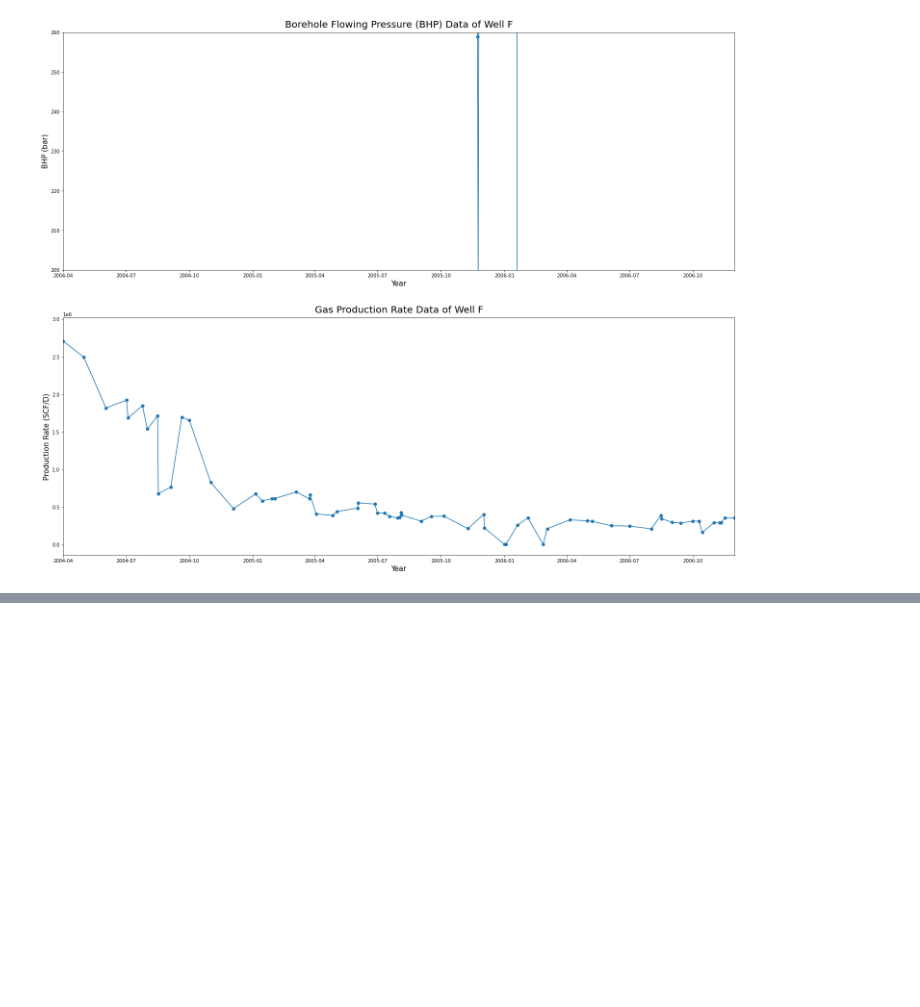
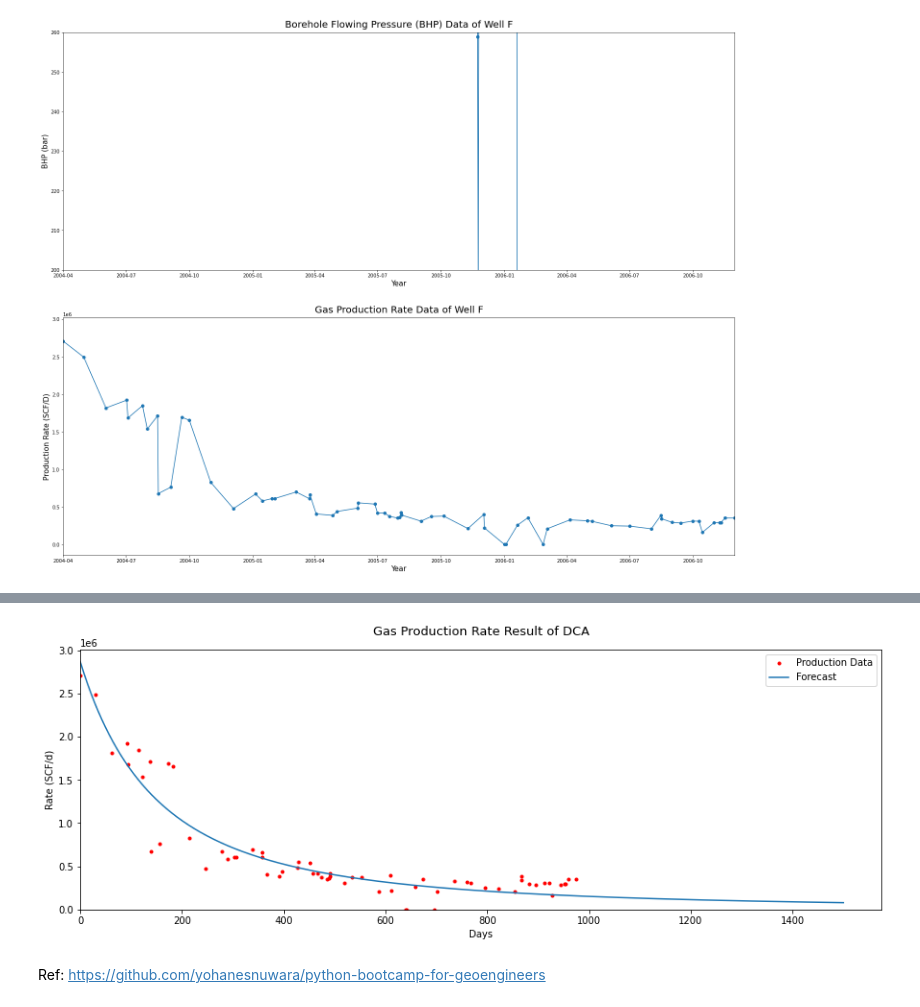
Before and after one commit to kamalif/Res-Eng, a Jupyter notebook: Production_Data.ipynb, the cells around one changed output, grey strips where cells are left out. Cells and saved outputs as stored; diff of their text form; code cells hidden in the pictures; blank space fills up the shorter version.

```diff
--- a/Production_Data.ipynb
+++ b/Production_Data.ipynb
@@ -182,0 +201,8 @@ FileNotFoundError: ignored
+# %%
+# normalize the time and rate data
+t_normalized = t / max(t)
+q_normalized = q / max(q)
+# %%
+# function for hyperbolic decline
+def hyperbolic(t, qi, di, b):
+  return qi / (np.abs((1 + b * di * t))**(1/b))
@@ -182,0 +230,20 @@ FileNotFoundError: ignored
+# %%
+# forecast gas rate until 1,500 days
+t_forecast = np.arange(1501)
+q_forecast = hyperbolic(t_forecast, qi, di, b)
+
+plt.figure(figsize=(15,5))
+
+plt.plot(t, q, '.', color='red', label='Production Data')
+plt.plot(t_forecast, q_forecast, label='Forecast')
+plt.title('Gas Production Rate Result of DCA', size=13, pad=15)
+plt.xlabel('Days')
+plt.ylabel('Rate (SCF/d)')
+plt.xlim(xmin=0); plt.ylim(ymin=0)
+plt.legend()
+
+plt.show()
+# %% [output]
+[figure, added]
+# %% [markdown]
+ Ref: https://github.com/yohanesnuwara/python-bootcamp-for-geoengineers
```
Also changed, not shown: parts of 5 cells of this notebook.
